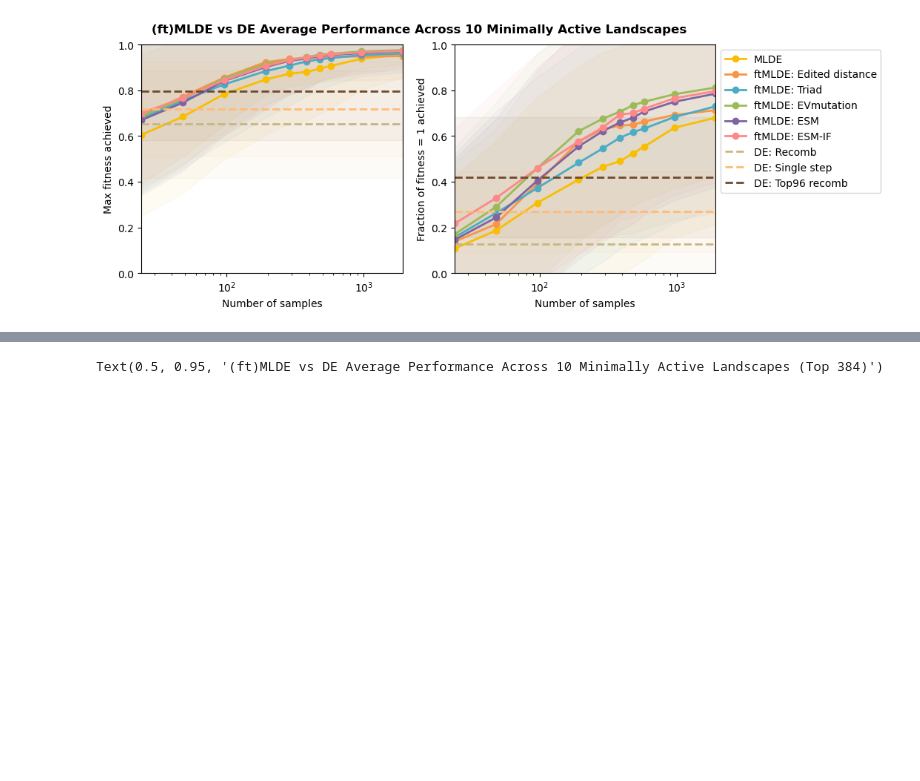
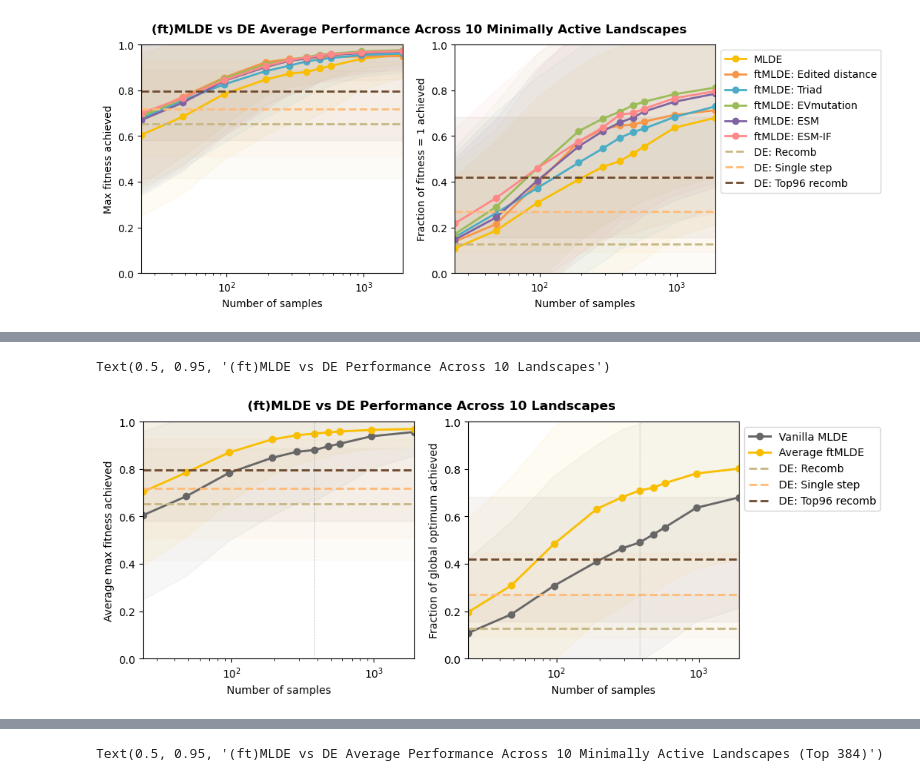
Before and after one commit to fhalab/SSMuLA, a Jupyter notebook: sandbox/avg_datasets.ipynb, the cells around one changed output, grey strips where cells are left out. Drawn from its saved outputs; the diff is of its cells as text; code cells hidden in the pictures; blank space fills up the shorter version.

```diff
--- a/sandbox/avg_datasets.ipynb
+++ b/sandbox/avg_datasets.ipynb
@@ -185,0 +198,2 @@ Text(0.5, 0.95, '(ft)MLDE vs DE Average Performance Across 10 Minimally Active L
+# %%
+avg_mlde_df_dict["Average ftMLDE"] = pd.DataFrame(np.mean(np.stack(list(avg_mlde_df_dict.values())[1:]),axis=0), columns = avg_mlde_df_dict["MLDE"].columns, index= N_SAMPLE_LIST)
@@ -185,0 +214,78 @@ Text(0.5, 0.95, '(ft)MLDE vs DE Average Performance Across 10 Minimally Active L
+# %%
+# for avg cross number of samples
+n_top = 96
+n_corr = 384
+
+fig, axes = plt.subplots(1, 2, figsize=(10, 4))
+mlde_color_list = ["gray", "yellow",]
+
+for ax, mlde_metric, de_metric, y_label in zip(
+    axes,
+    ["top_maxes", "if_truemaxs"],
+    ["mean_all", "fraction_max"],
+    ["Average max fitness", "Fraction of global optimum"],
+):
+
+    for i, (mlde_opts) in enumerate(["MLDE", "Average ftMLDE"]):
+        mlde_df = avg_mlde_df_dict[mlde_opts]
+        if i == 0:
+            label_app = "Vanilla "
+        else:
+            label_app = ""
+        ax.plot(
+            mlde_df.index,
+            mlde_df[f"{mlde_metric}_mean"],
+            label=label_app+mlde_opts,
+            marker="o",
+            linestyle="solid",
+            linewidth=2,
+            color=PRESENTATION_PALETTE_SATURATE[mlde_color_list[i]],
+        )
+        ax.fill_between(
+            mlde_df.index,
+            mlde_df[f"{mlde_metric}_mean"] - mlde_df[f"{mlde_metric}_std"],
+            mlde_df[f"{mlde_metric}_mean"] + mlde_df[f"{mlde_metric}_std"],
+            color=PRESENTATION_PALETTE_SATURATE[mlde_color_list[i]],
+            alpha=0.05,
+        )
+
+    for de in DE_TYPES:
+        ax.axhline(
+            de_avg.loc[de, f"{de_metric}_mean"],
+            label=f"DE: {DE_LEGEND_MAP[de]}",
+            color=DE_COLORS[de],
+            linestyle="dashed",
+            linewidth=2,
+        )
+        ax.fill_between(
+            N_SAMPLE_LIST,
+            de_avg.loc[de, f"{de_metric}_mean"] - de_avg.loc[de, f"{de_metric}_std"],
+            de_avg.loc[de, f"{de_metric}_mean"] + de_avg.loc[de, f"{de_metric}_std"],
+            color=DE_COLORS[de],
+            alpha=0.05,
+        )
+
+    # add vline
+    ax.axvline(
+        n_corr,
+        color="gray",
+        linewidth=0.5,
+        linestyle="dotted"
+    )
+
+    ax.set_xlim(N_SAMPLE_LIST[0], N_SAMPLE_LIST[-1])
+    ax.set_ylim(0, 1.0)
+
+    ax.set_xscale("log")
+    ax.set_xlabel("Number of samples")
+    ax.set_ylabel(f"{y_label} achieved")
+
+    if ax == axes[1]:
+        ax.legend(loc="upper left", bbox_to_anchor=(1, 1))
+
+fig.suptitle(
+    "(ft)MLDE vs DE Performance Across 10 Landscapes", fontsize=12, fontweight="bold", y=0.95
+)
+# %% [output]
+Text(0.5, 0.95, '(ft)MLDE vs DE Performance Across 10 Landscapes')
+[figure, added]
```
Also changed, not shown: parts of 7 cells of this notebook, 8 other files.
